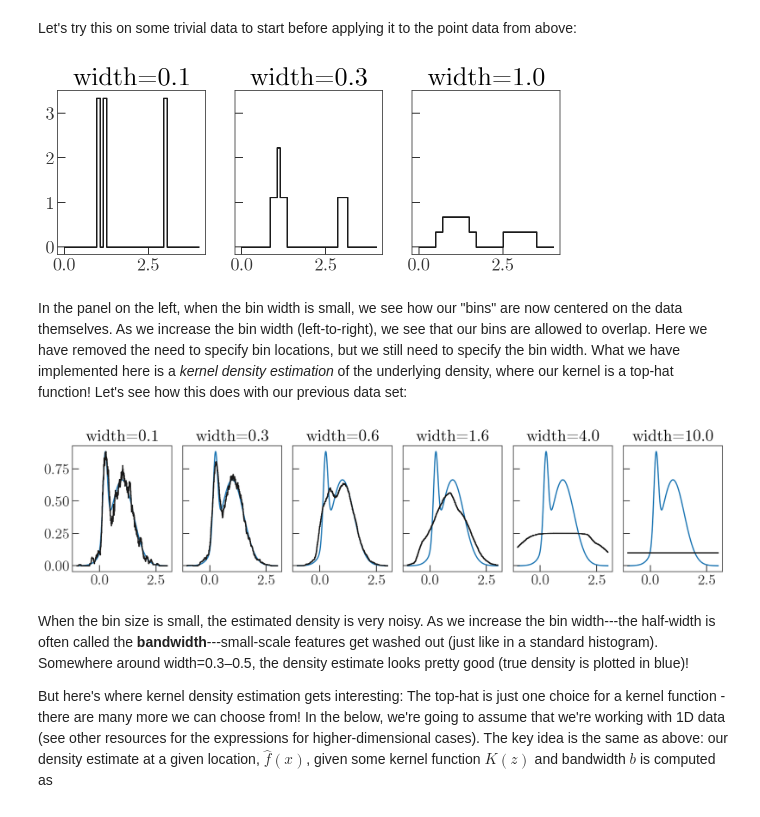
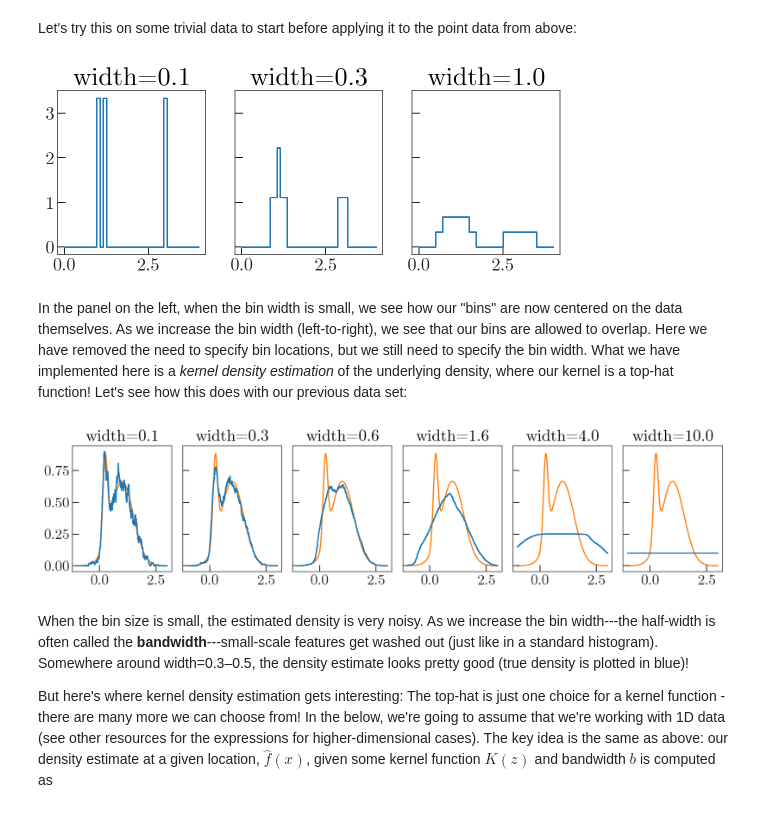
Before and after one commit to pmelchior/ml-for-the-sciences, a Jupyter notebook: density-estimation/1-Kernel-density-estimation.ipynb, the cells around one changed output. Drawn from its saved outputs; the diff is of its cells as text; code cells hidden in the pictures.

```diff
--- a/density-estimation/1-Kernel-density-estimation.ipynb
+++ b/density-estimation/1-Kernel-density-estimation.ipynb
@@ -58,7 +60,7 @@ for n_bins in [8, 12, 16]:
     for i, ax in enumerate(axes.flat):
         ax.hist(x, bins=bins + i/20, normed=True, color='#aaaaaa')
         ax.plot(x_grid, true_x_density(x_grid), marker='',
-                alpha=0.75, zorder=10, color='tab:blue')
+                alpha=0.75, zorder=10, color='tab:orange')
 
     axes[0].set_title('{0} bins'.format(n_bins), fontsize=20)
     fig.tight_layout()
@@ -91,27 +93,27 @@ for i, ax in enumerate(axes.flat):
 
     ax.set_title('width={0:.1f}'.format(bin_widths[i]))
 # %% [output]
-[figure, old version]
+[figure, new version]
 # %% [markdown]
 In the panel on the left, when the bin width is small, we see how our "bins" are now centered on the data themselves. As we increase the bin width (left-to-right), we see that our bins are allowed to overlap. Here we have removed the need to specify bin locations, but we still need to specify the bin width. What we have implemented here is a _kernel density estimation_ of the underlying density, where our kernel is a top-hat function! Let's see how this does with our previous data set:
 # %%
 fig, axes = plt.subplots(1, 6, figsize=(12, 3),
                          sharex=True, sharey=True)
 
 bin_widths = np.logspace(-1, 1, len(axes))
 
 x_grid = np.linspace(-1, 3, 1024)
 for i, ax in enumerate(axes.flat):
     ax.plot(x_grid, point_centered_histogram(x_grid, bin_widths[i], x),
             marker='', drawstyle='steps-mid')
 
     ax.plot(x_grid, true_x_density(x_grid),
-            zorder=-10, marker='', color='tab:blue')
+            zorder=-10, marker='')
 
     ax.set_title('width={0:.1f}'.format(bin_widths[i]), fontsize=20)
 fig.tight_layout()
 # %% [output]
-[figure, old version]
+[figure, new version]
 # %% [markdown]
 When the bin size is small, the estimated density is very noisy. As we increase the bin width---the half-width is often called the __bandwidth__---small-scale features get washed out (just like in a standard histogram). Somewhere around width=0.3–0.5, the density estimate looks pretty good (true density is plotted in blue)!
 
```
Also changed, not shown: parts of 37 cells of this notebook, 2 other files.
